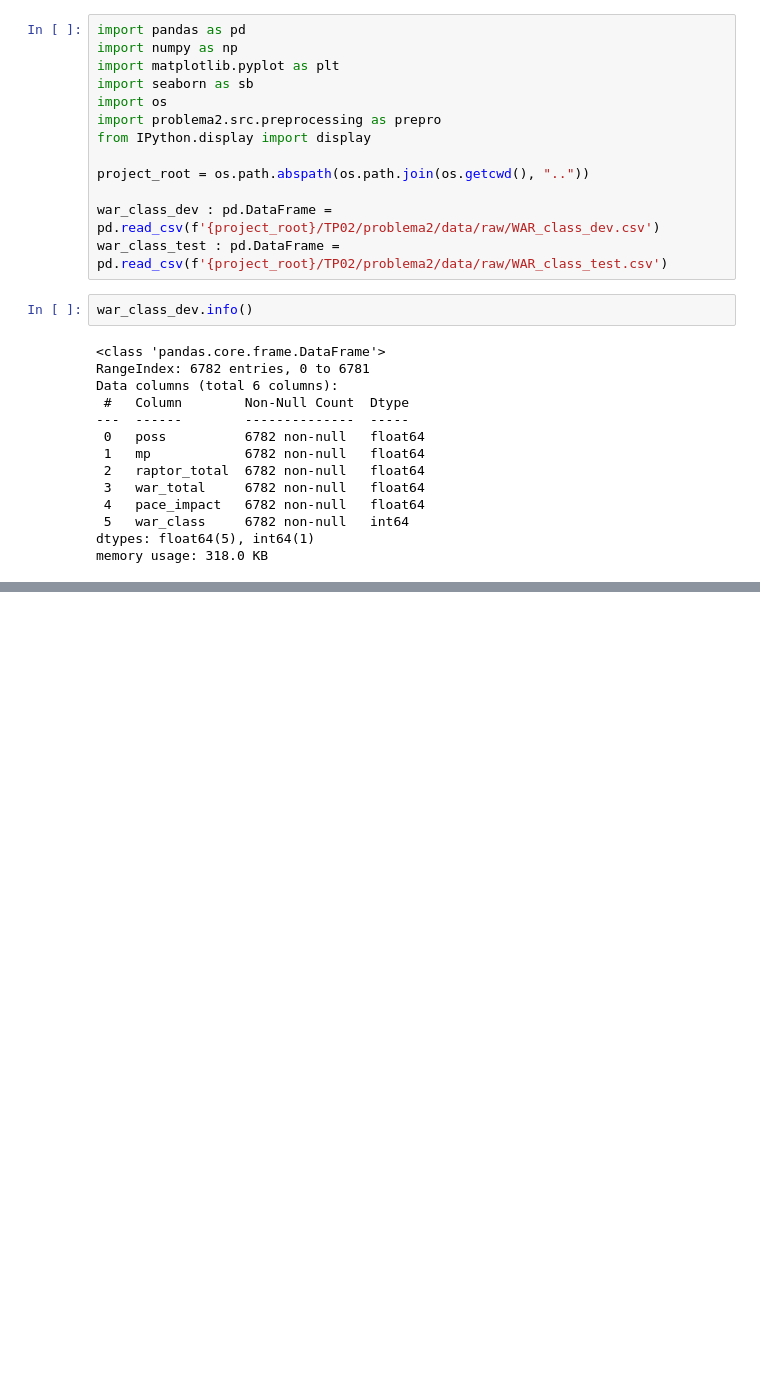
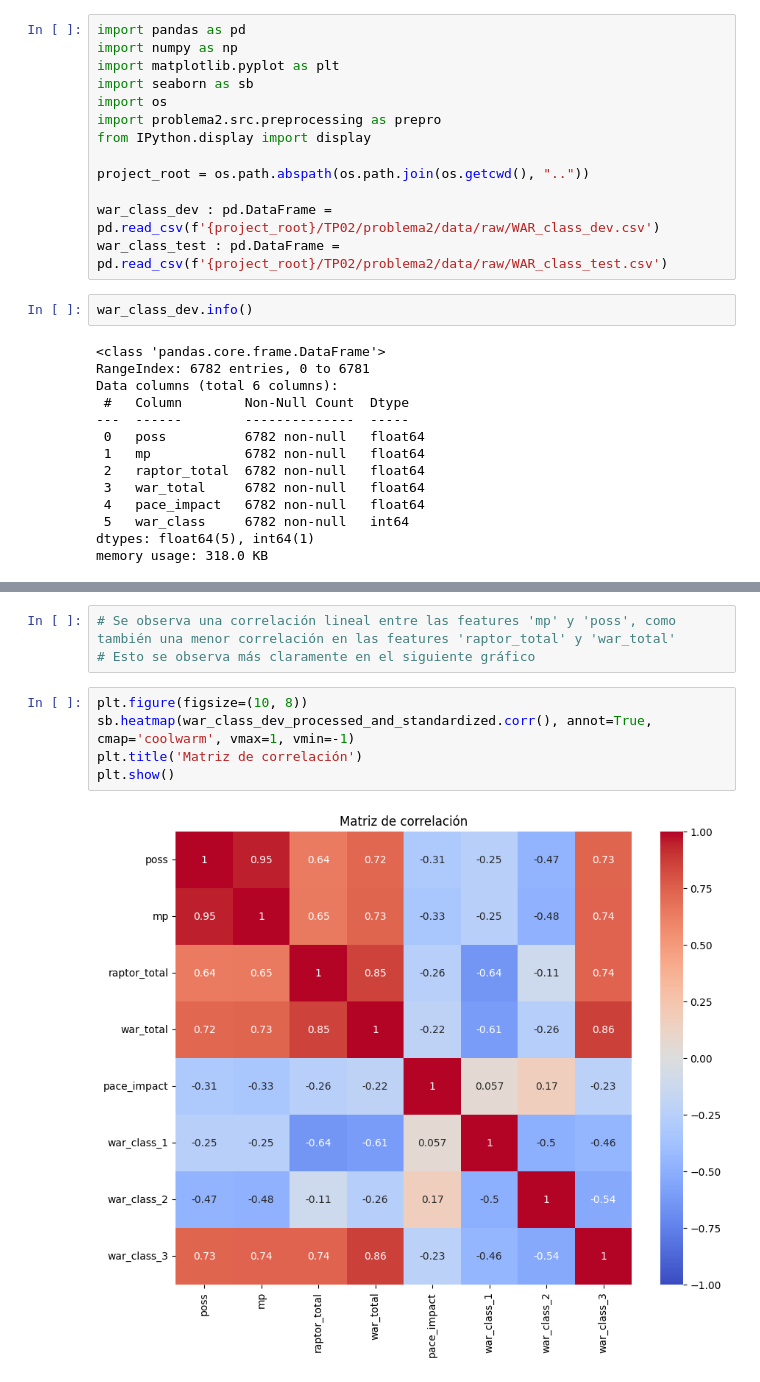
Before and after one commit to NazaGonella/TP02-machine-learning, a Jupyter notebook: (2)_Gonella_Nazareno_Notebook_TP2.ipynb, the cells around one changed output, grey strips where cells are left out. Saved outputs shown, nothing was run; the diff lists cells and outputs as text; blank space fills up the shorter version.

```diff
--- a/(2)_Gonella_Nazareno_Notebook_TP2.ipynb
+++ b/(2)_Gonella_Nazareno_Notebook_TP2.ipynb
@@ -33,0 +107,10 @@ display(war_class_dev_processed_and_standardized.head())
+# %%
+# Se observa una correlación lineal entre las features 'mp' y 'poss', como también una menor correlación en las features 'raptor_total' y 'war_total'
+# Esto se observa más claramente en el siguiente gráfico
+# %%
+plt.figure(figsize=(10, 8))
+sb.heatmap(war_class_dev_processed_and_standardized.corr(), annot=True, cmap='coolwarm', vmax=1, vmin=-1)
+plt.title('Matriz de correlación')
+plt.show()
+# %% [output]
+[figure, added]
```
Also changed, not shown: parts of 4 cells of this notebook, 13 other files.
